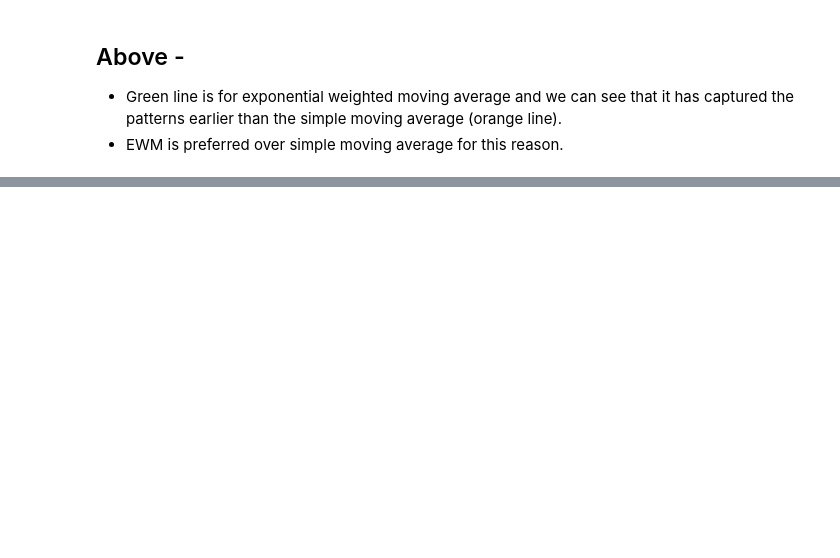
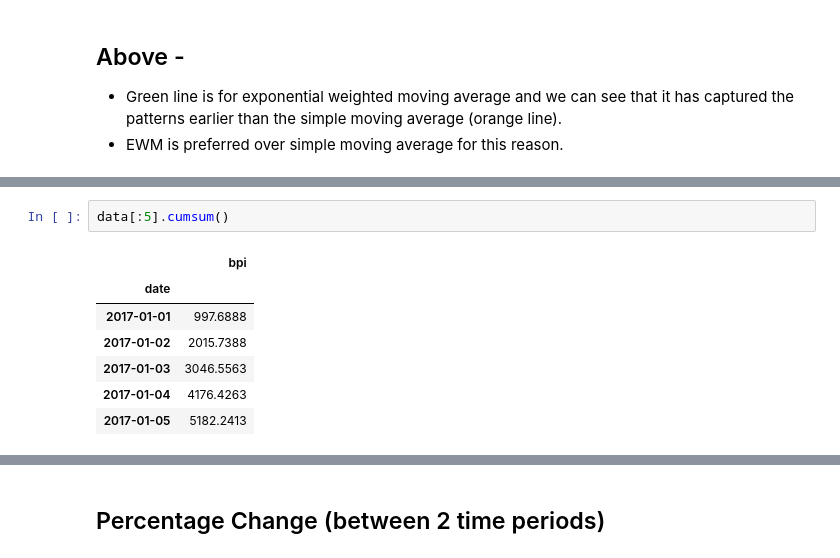
Before and after one commit to esharma3/Time-Series-Analysis, a Jupyter notebook: 05-Python_Functions_for_Time_Series_Modeling_and_Analysis_I.ipynb, the cells around one changed output, grey strips where cells are left out. Saved outputs shown, nothing was run; the diff lists cells and outputs as text; blank space fills up the shorter version.

Commit message:
python function for time series feature engg

```diff
--- a/05-Python_Functions_for_Time_Series_Modeling_and_Analysis_I.ipynb
+++ b/05-Python_Functions_for_Time_Series_Modeling_and_Analysis_I.ipynb
@@ -331,0 +411,10 @@ pd.concat(
+# %%
+data[:5].cumsum()
+# %% [output]
+|  | bpi |
+| date |  |
+| 2017-01-01 | 997.6888 |
+| 2017-01-02 | 2015.7388 |
+| 2017-01-03 | 3046.5563 |
+| 2017-01-04 | 4176.4263 |
+| 2017-01-05 | 5182.2413 |
@@ -331,0 +422,2 @@ pd.concat(
+# %% [markdown]
+## Percentage Change (between 2 time periods)
```
Also changed, not shown: parts of 15 cells of this notebook.
